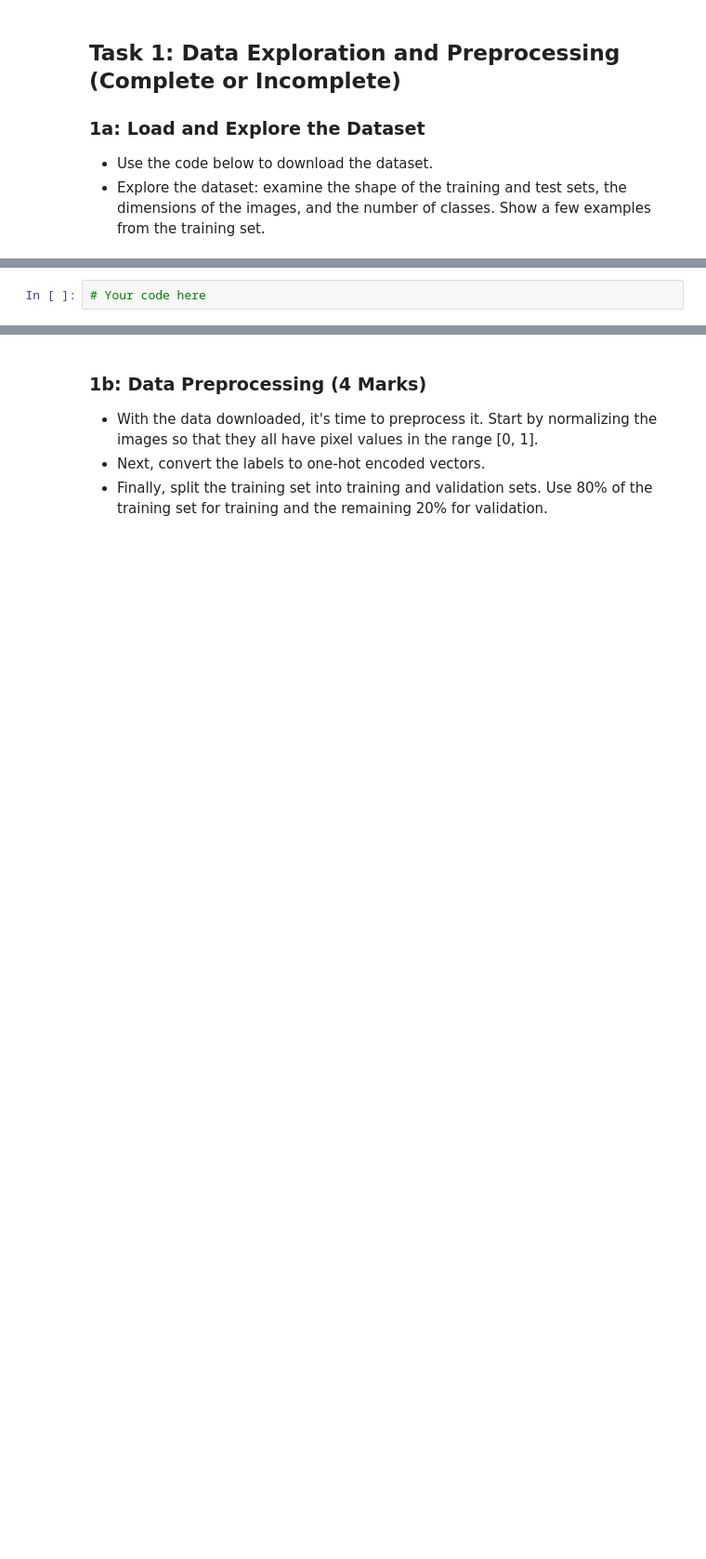
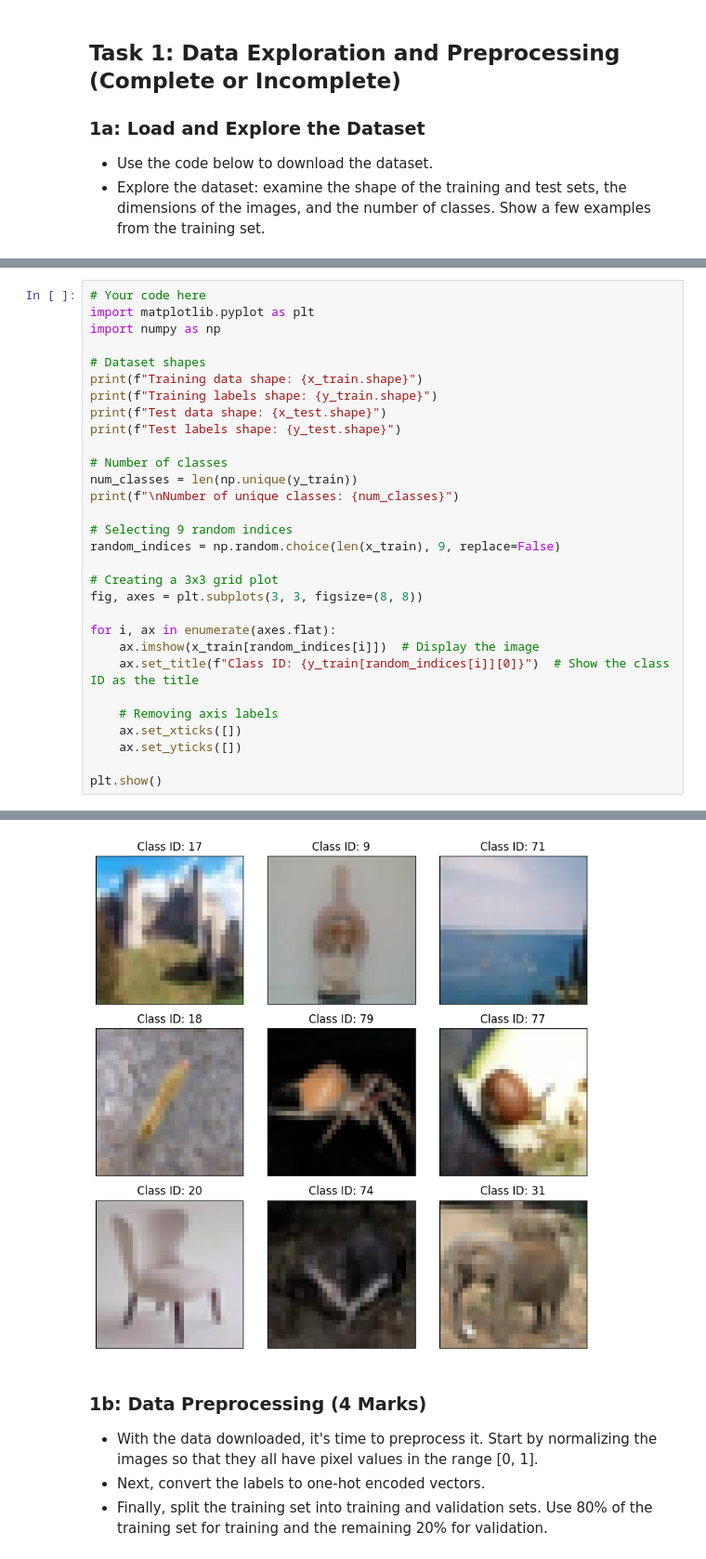
Before and after one commit to UofT-DSI/deep_learning, a Jupyter notebook: 02_activities/assignments/assignment_1.ipynb, the cells around one changed output, grey strips where cells are left out. Shown at 93% size. Saved outputs shown, nothing was run; the diff lists cells and outputs as text; blank space fills up the shorter version.

```diff
--- a/02_activities/assignments/assignment_1.ipynb
+++ b/02_activities/assignments/assignment_1.ipynb
@@ -26,2 +26,31 @@ To enable the following instructions: AVX2 FMA, in other operations, rebuild Ten
 # %%
 # Your code here
+import matplotlib.pyplot as plt
+import numpy as np
+
+# Dataset shapes
+print(f"Training data shape: {x_train.shape}")
+print(f"Training labels shape: {y_train.shape}")
+print(f"Test data shape: {x_test.shape}")
+print(f"Test labels shape: {y_test.shape}")
+
+# Number of classes
+num_classes = len(np.unique(y_train))
+print(f"\nNumber of unique classes: {num_classes}")
+
+# Selecting 9 random indices
+random_indices = np.random.choice(len(x_train), 9, replace=False)
+
+# Creating a 3x3 grid plot
+fig, axes = plt.subplots(3, 3, figsize=(8, 8))
+
+for i, ax in enumerate(axes.flat):
+    ax.imshow(x_train[random_indices[i]])  # Display the image
+    ax.set_title(f"Class ID: {y_train[random_indices[i]][0]}")  # Show the class ID as the title
+
+    # Removing axis labels
+    ax.set_xticks([])
+    ax.set_yticks([])
+
+plt.show()
+# %% [output]
@@ -28,3 +63,4 @@ To enable the following instructions: AVX2 FMA, in other operations, rebuild Ten
+[figure, added]
 # %% [markdown]
 ### 1b: Data Preprocessing (4 Marks)
 - With the data downloaded, it's time to preprocess it. Start by normalizing the images so that they all have pixel values in the range [0, 1].
```
Also changed, not shown: parts of 16 cells of this notebook, 1 other file.
